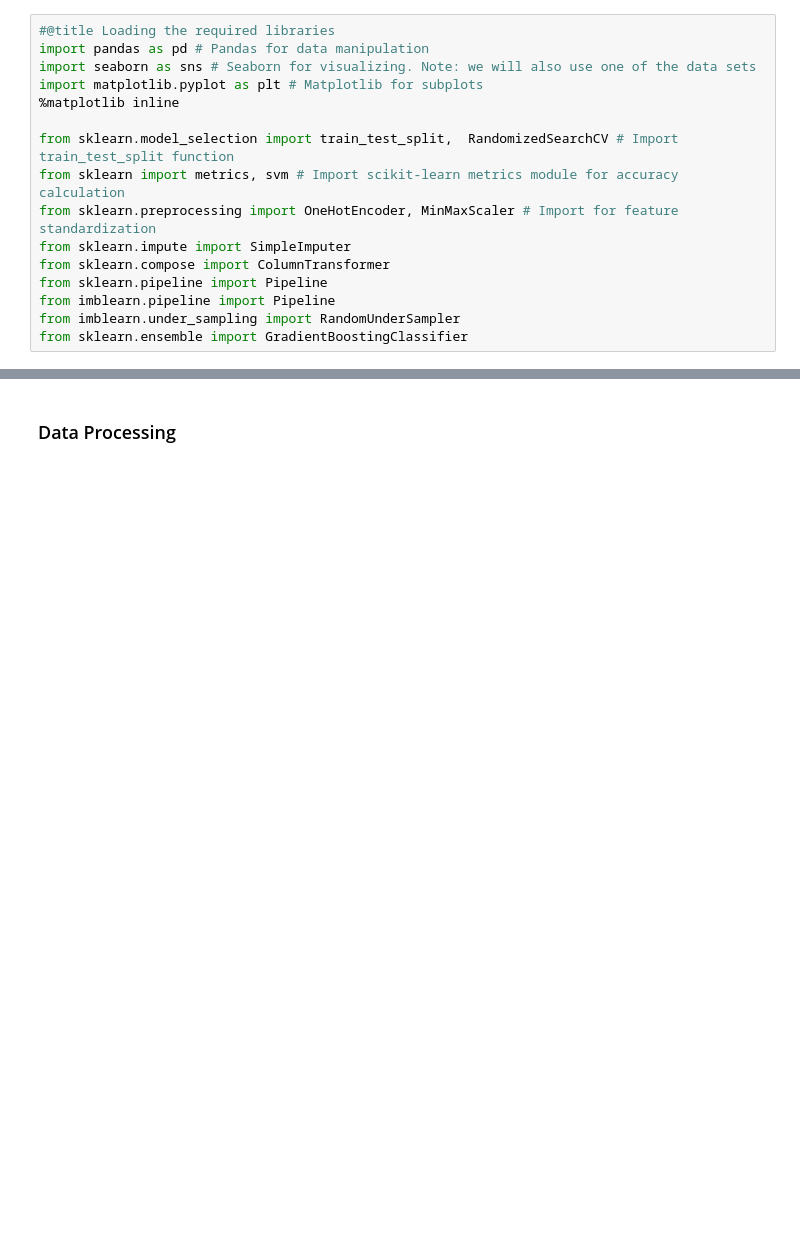
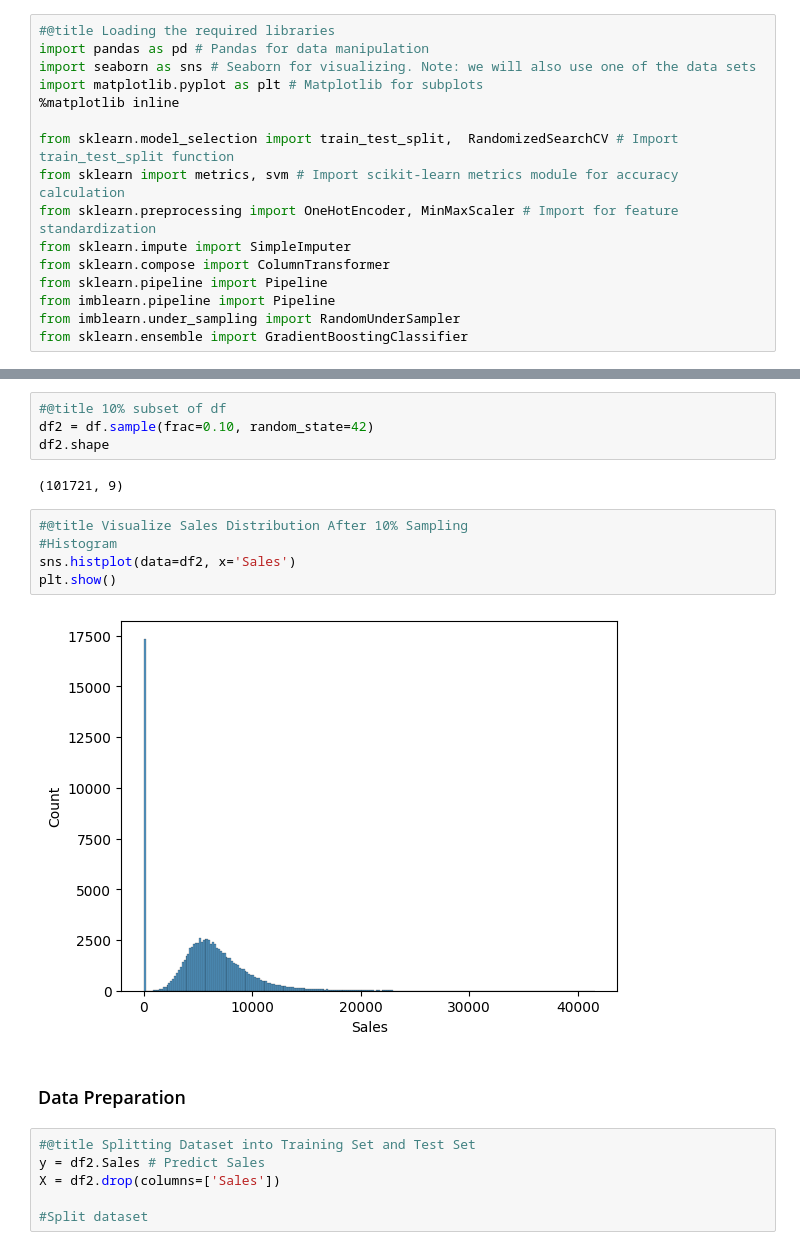
Before and after one commit to JeremyKrick/Predictive-Analytics-for-Store-Performance, a Jupyter notebook: Store_Performance.ipynb, the cells around one changed output, grey strips where cells are left out. Cells and saved outputs as stored; diff of their text form; blank space fills up the shorter version.

```diff
--- a/Store_Performance.ipynb
+++ b/Store_Performance.ipynb
@@ -19,2 +59,21 @@ from sklearn.ensemble import GradientBoostingClassifier
+# %%
+#@title 10% subset of df
+df2 = df.sample(frac=0.10, random_state=42)
+df2.shape
+# %% [output]
+(101721, 9)
+# %%
+#@title Visualize Sales Distribution After 10% Sampling
+#Histogram
+sns.histplot(data=df2, x='Sales')
+plt.show()
+# %% [output]
+[figure, added]
 # %% [markdown]
-### Data Processing
+### Data Preparation
+# %%
+#@title Splitting Dataset into Training Set and Test Set
+y = df2.Sales # Predict Sales
+X = df2.drop(columns=['Sales'])
+
+#Split dataset
```
Also changed, not shown: parts of 12 cells of this notebook.
